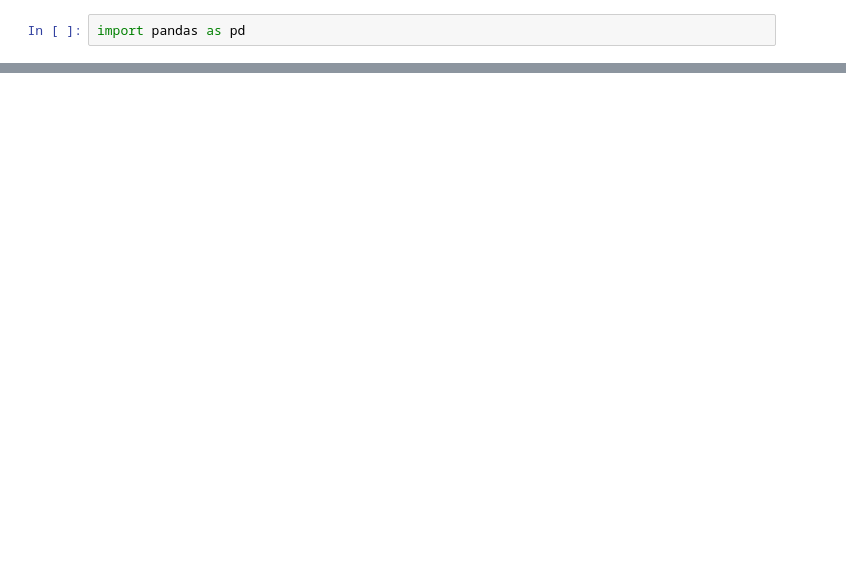
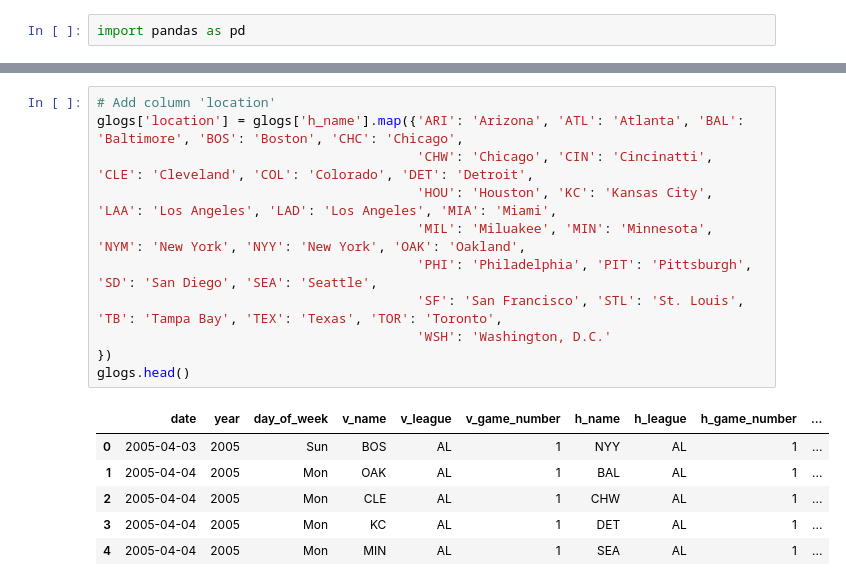
Before and after one commit to tmarchok1/DS440_project, a Jupyter notebook: DS_440code.ipynb, the cells around one changed output, grey strips where cells are left out. Saved outputs shown, nothing was run; the diff lists cells and outputs as text; blank space fills up the shorter version.

```diff
--- a/DS_440code.ipynb
+++ b/DS_440code.ipynb
@@ -119 +118,19 @@ glogs.head()
+# %%
+# Add column 'location'
+glogs['location'] = glogs['h_name'].map({'ARI': 'Arizona', 'ATL': 'Atlanta', 'BAL': 'Baltimore', 'BOS': 'Boston', 'CHC': 'Chicago',
+                                         'CHW': 'Chicago', 'CIN': 'Cincinatti', 'CLE': 'Cleveland', 'COL': 'Colorado', 'DET': 'Detroit',
+                                         'HOU': 'Houston', 'KC': 'Kansas City', 'LAA': 'Los Angeles', 'LAD': 'Los Angeles', 'MIA': 'Miami',
+                                         'MIL': 'Miluakee', 'MIN': 'Minnesota', 'NYM': 'New York', 'NYY': 'New York', 'OAK': 'Oakland',
+                                         'PHI': 'Philadelphia', 'PIT': 'Pittsburgh', 'SD': 'San Diego', 'SEA': 'Seattle',
+                                         'SF': 'San Francisco', 'STL': 'St. Louis', 'TB': 'Tampa Bay', 'TEX': 'Texas', 'TOR': 'Toronto',
+                                         'WSH': 'Washington, D.C.'
+})
+glogs.head()
+# %% [output]
+|  | date | year | day_of_week | v_name | v_league | v_game_number | h_name | h_league | h_game_number | ... |
+| 0 | 2005-04-03 | 2005 | Sun | BOS | AL | 1 | NYY | AL | 1 | ... |
+| 1 | 2005-04-04 | 2005 | Mon | OAK | AL | 1 | BAL | AL | 1 | ... |
+| 2 | 2005-04-04 | 2005 | Mon | CLE | AL | 1 | CHW | AL | 1 | ... |
+| 3 | 2005-04-04 | 2005 | Mon | KC | AL | 1 | DET | AL | 1 | ... |
+| 4 | 2005-04-04 | 2005 | Mon | MIN | AL | 1 | SEA | AL | 1 | ... |
 # %%
```
Also changed, not shown: parts of 10 cells of this notebook, 9 other files.
